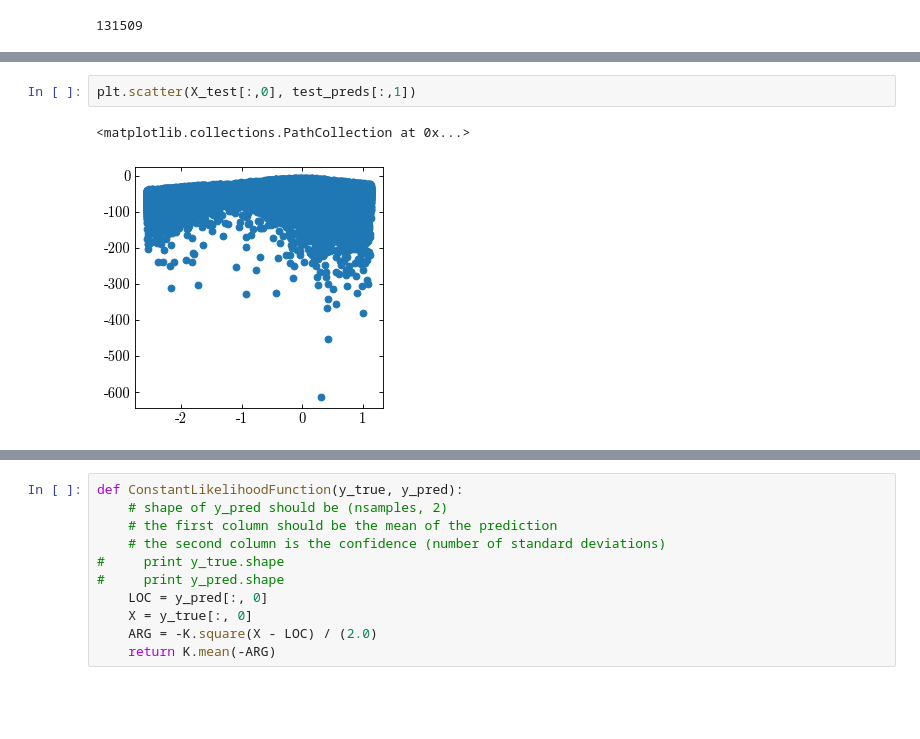
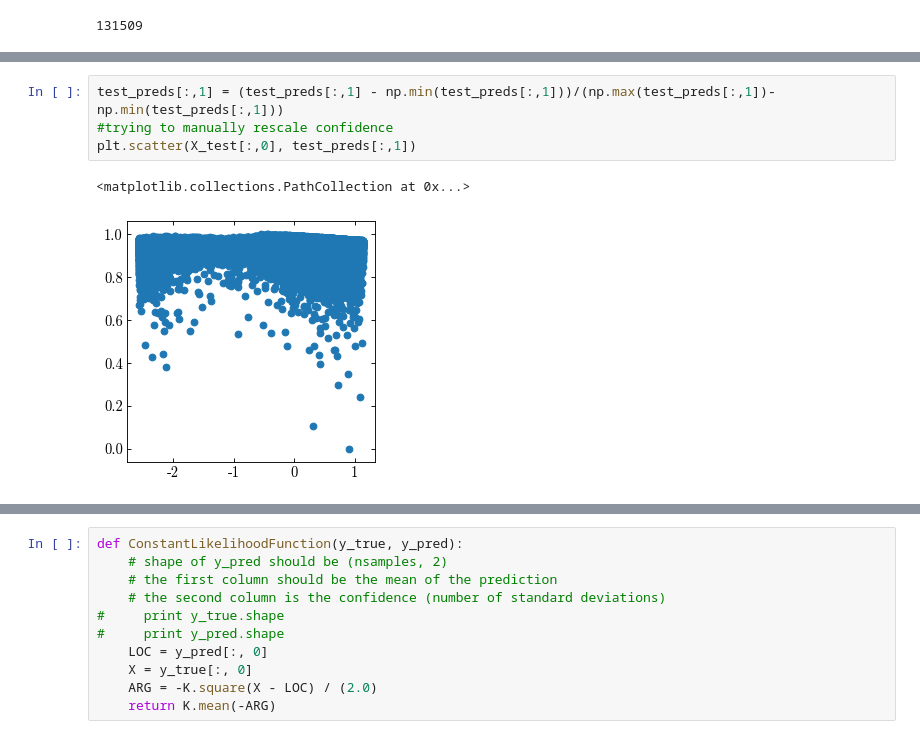
Before and after one commit to adropulic/datax_gaia, a Jupyter notebook: RVTrial1.ipynb, the cells around one changed output, grey strips where cells are left out. Saved outputs shown, nothing was run; the diff lists cells and outputs as text; blank space fills up the shorter version.

```diff
--- a/RVTrial1.ipynb
+++ b/RVTrial1.ipynb
@@ -248,8 +248,10 @@ plt.show()
-# %%
-plt.scatter(X_test[:,0], test_preds[:,1])
-# %% [output]
-<matplotlib.collections.PathCollection at 0x...>
-[figure, removed]
+# %%
+test_preds[:,1] = (test_preds[:,1] - np.min(test_preds[:,1]))/(np.max(test_preds[:,1])- np.min(test_preds[:,1]))
+#trying to manually rescale confidence
+plt.scatter(X_test[:,0], test_preds[:,1])
+# %% [output]
+<matplotlib.collections.PathCollection at 0x...>
+[figure, added]
 # %%
 plt.scatter(test_preds[:,0],y_test)
 plt.xlabel('Vr predicted')
```
Also changed, not shown: parts of 5 cells of this notebook.
